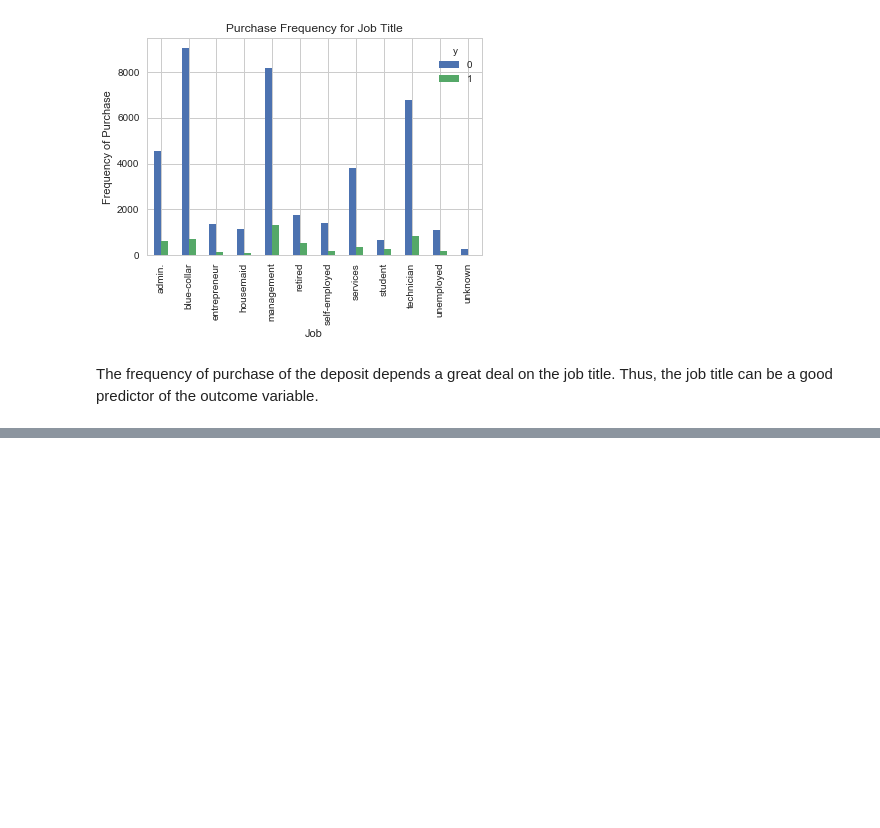
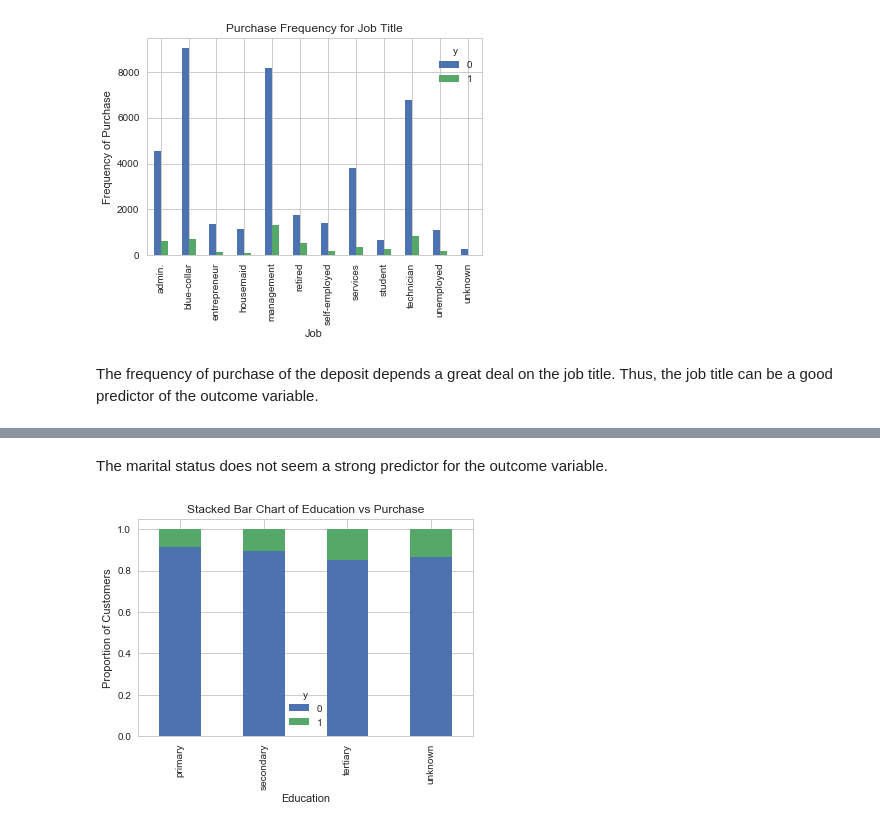
Before and after one commit to sanjayfuloria/Data-Science, a Jupyter notebook: Binary Logistic Regression.ipynb, the cells around one changed output, grey strips where cells are left out. Saved outputs shown, nothing was run; the diff lists cells and outputs as text; code cells hidden in the pictures; blank space fills up the shorter version.

```diff
--- a/Binary Logistic Regression.ipynb
+++ b/Binary Logistic Regression.ipynb
@@ -136,0 +147,11 @@ The frequency of purchase of the deposit depends a great deal on the job title.
+# %% [markdown]
+The marital status does not seem a strong predictor for the outcome variable.
+# %%
+table=pd.crosstab(data.education,data.y)
+table.div(table.sum(1).astype(float), axis=0).plot(kind='bar', stacked=True)
+plt.title('Stacked Bar Chart of Education vs Purchase')
+plt.xlabel('Education')
+plt.ylabel('Proportion of Customers')
+plt.savefig('edu_vs_pur_stack')
+# %% [output]
+[figure, added]
```
Also changed, not shown: parts of 41 cells of this notebook.
